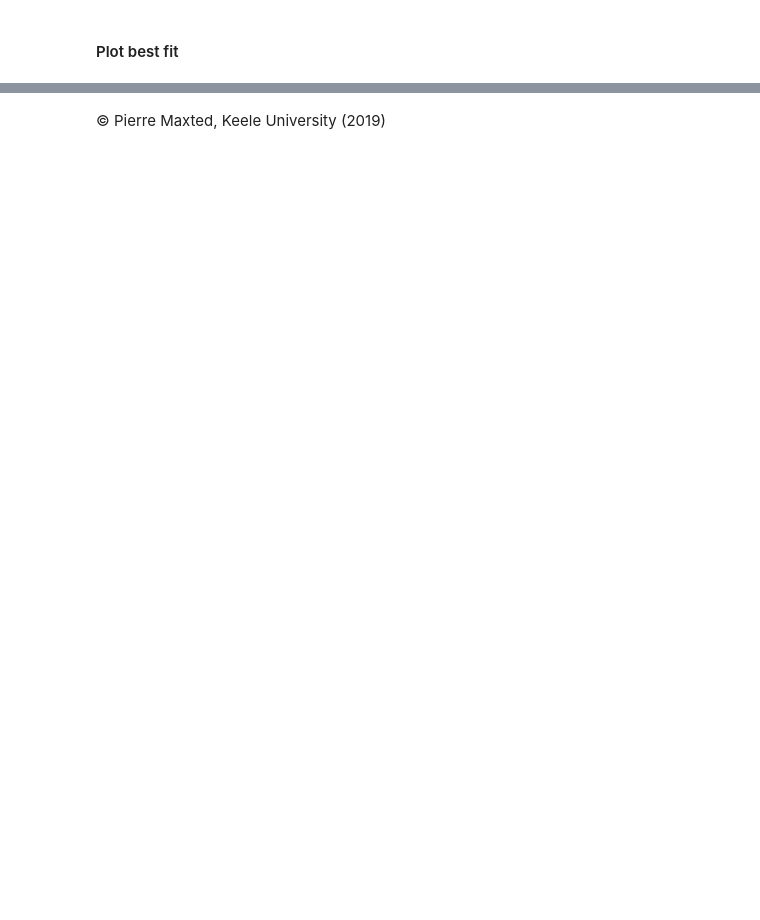
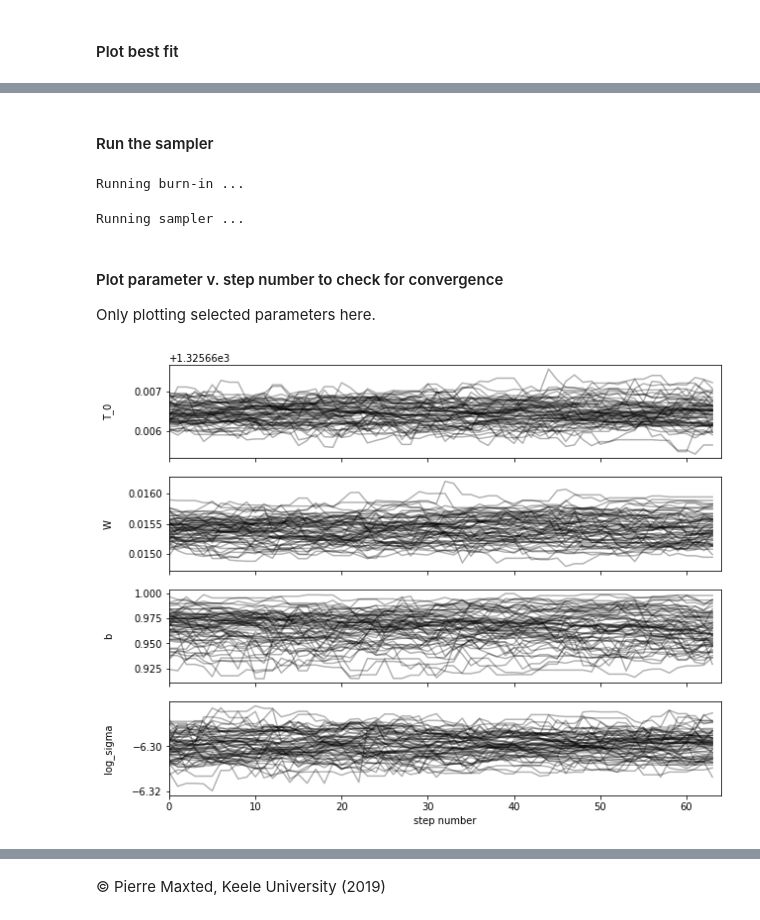
Before and after one commit to pmaxted/pycheops, a Jupyter notebook: pycheops/examples/Notebooks/TESS_light_curve_fit.ipynb, the cells around one changed output, grey strips where cells are left out. Drawn from its saved outputs; the diff is of its cells as text; code cells hidden in the pictures; blank space fills up the shorter version.

```diff
--- a/pycheops/examples/Notebooks/TESS_light_curve_fit.ipynb
+++ b/pycheops/examples/Notebooks/TESS_light_curve_fit.ipynb
@@ -168,0 +254,30 @@ fig2.tight_layout();
+# %% [markdown]
+#### Run the sampler
+# %%
+sampler = EnsembleSampler(nwalkers, n_varys, log_posterior,args=args)
+print('Running burn-in ...')
+pos, _, _ = sampler.run_mcmc(pos, nburnin, store=False,
+                             skip_initial_state_check=True, progress=True)
+sampler.reset()
+print('Running sampler ...')
+state = sampler.run_mcmc(pos, nsteps, thin_by=thin, progress=True)
+# %% [output]
+Running burn-in ...
+Running sampler ...
+# %% [markdown]
+#### Plot parameter v. step number to check for convergence
+
+Only plotting selected parameters here.
+# %%
+fig, axes = plt.subplots(4, figsize=(10, 8), sharex=True)
+samples = sampler.get_chain()
+for i,p in enumerate(["T_0", "W", 'b', "log_sigma"]):
+    ax = axes[i]
+    j = varnames.index(p)
+    ax.plot(samples[:, :, j], "k", alpha=0.3)
+    ax.set_xlim(0, len(samples))
+    ax.set_ylabel(p)
+    ax.yaxis.set_label_coords(-0.1, 0.5)
+axes[-1].set_xlabel("step number");
+# %% [output]
+[figure, added]
```
Also changed, not shown: parts of 18 cells of this notebook, 13 other files.
